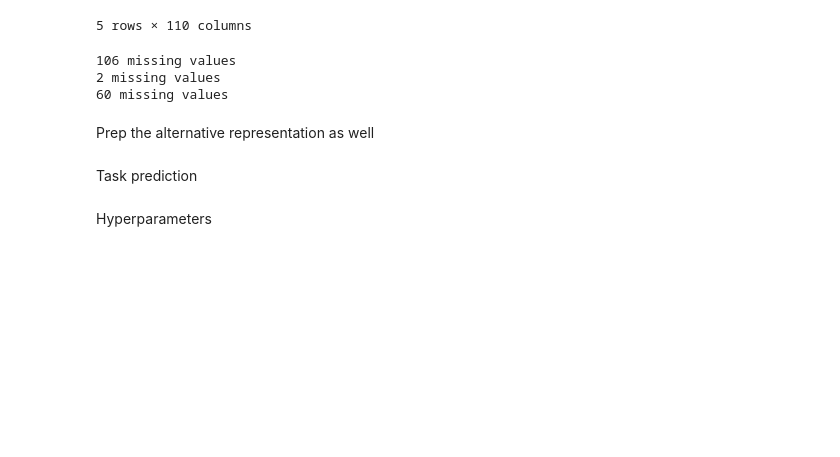
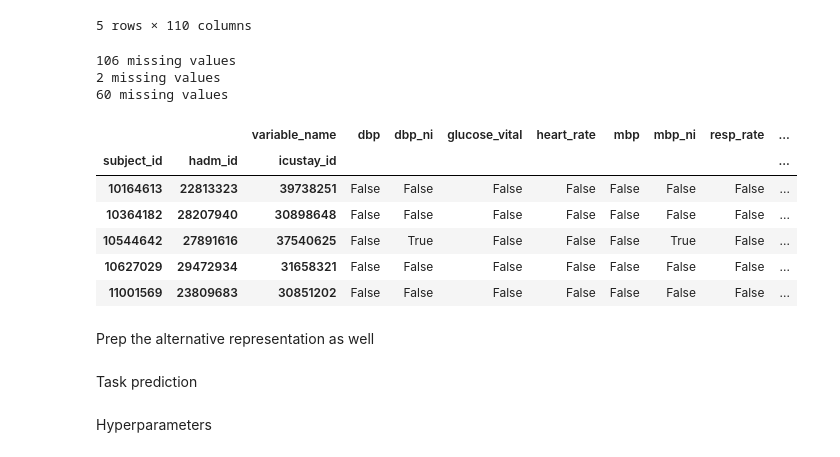
Before and after one commit to LizCrellin/msc_mimic_project, a Jupyter notebook: notebooks/1_Understand_Wang_pipeline.ipynb, the cells around one changed output. Cells and saved outputs as stored; diff of their text form; code cells hidden in the pictures; blank space fills up the shorter version.

Commit message:
Add missingness indicator for alt representation - started draft

```diff
--- a/notebooks/1_Understand_Wang_pipeline.ipynb
+++ b/notebooks/1_Understand_Wang_pipeline.ipynb
@@ -282,6 +282,23 @@ for df in (alt_flat_train, alt_flat_dev, alt_flat_test):
 106 missing values
 2 missing values
 60 missing values
+# %%
+# Add missingness indicator for those ICU stays where a variable is never observed, based on value count being NaN
+# Then, I will impute with the mean from the training data
+
+alt_missing_train, alt_missing_dev, alt_missing_test = [
+    df['value_count'].isnull()
+    for df in (alt_flat_train, alt_flat_dev, alt_flat_test)
+]
+alt_missing_train.head()
+# %% [output]
+|  |  | variable_name | dbp | dbp_ni | glucose_vital | heart_rate | mbp | mbp_ni | resp_rate | ... |
+| subject_id | hadm_id | icustay_id |  |  |  |  |  |  |  | ... |
+| 10164613 | 22813323 | 39738251 | False | False | False | False | False | False | False | ... |
+| 10364182 | 28207940 | 30898648 | False | False | False | False | False | False | False | ... |
+| 10544642 | 27891616 | 37540625 | False | True | False | False | False | True | False | ... |
+| 10627029 | 29472934 | 31658321 | False | False | False | False | False | False | False | ... |
+| 11001569 | 23809683 | 30851202 | False | False | False | False | False | False | False | ... |
 # %%
 # standardize alt representation  - (already done for hourly representation, prior to imputing missing data)
 alt_means = alt_flat_train.mean(axis=0)
```
